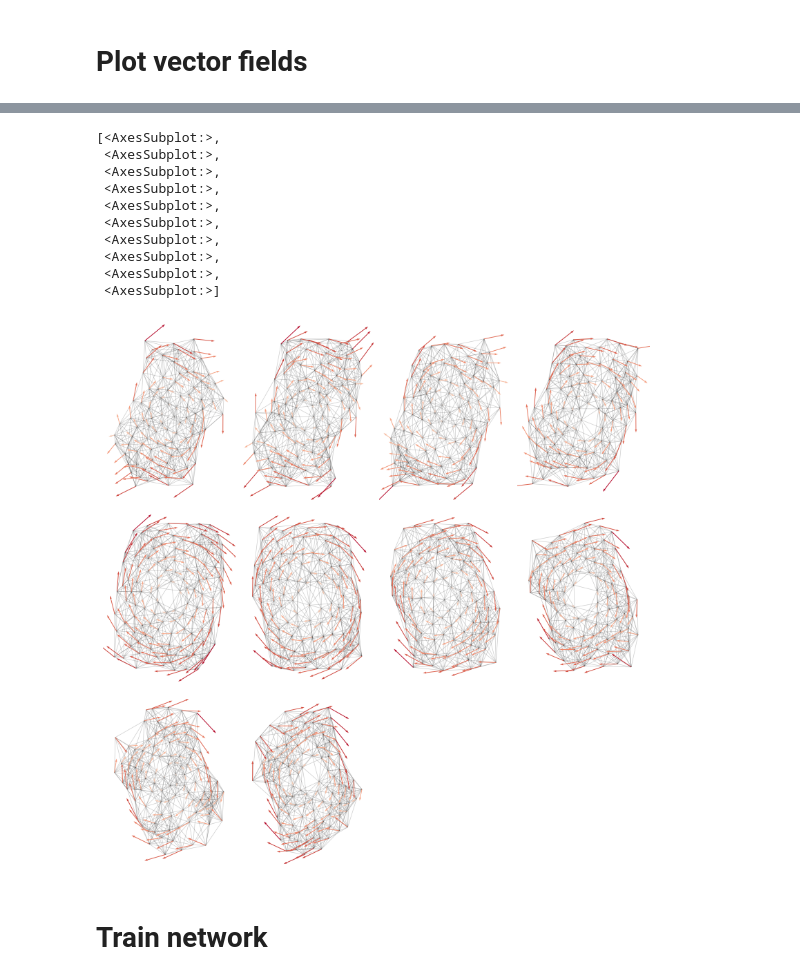
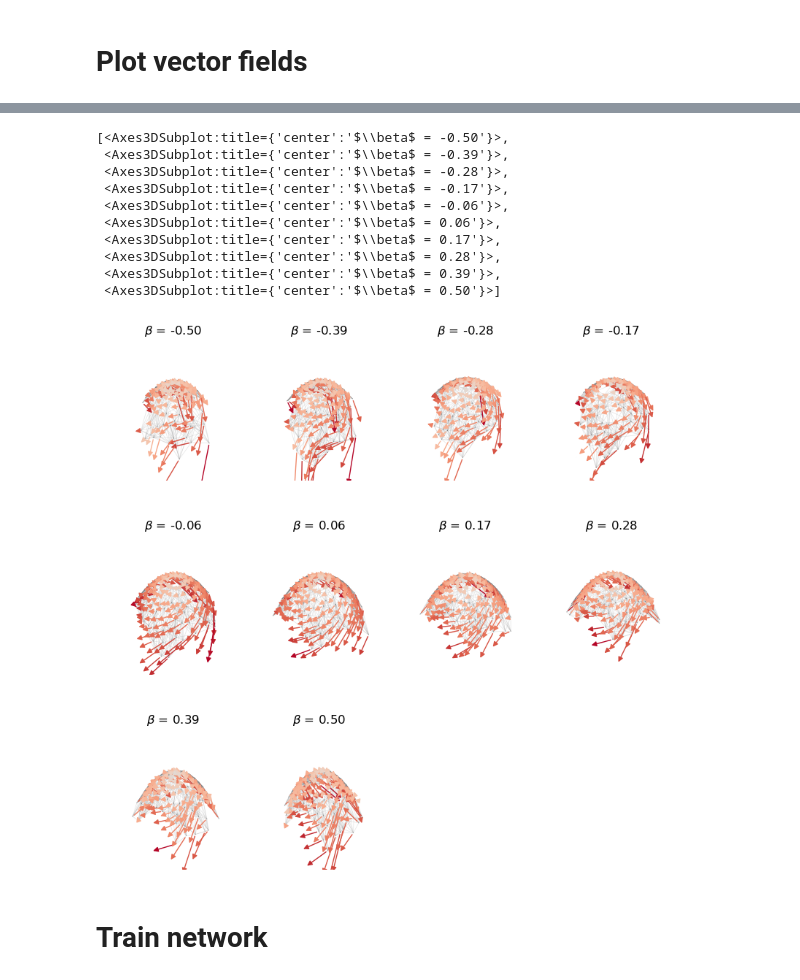
Before and after one commit to agosztolai/MARBLE, a Jupyter notebook: examples/ex_vanderpol.ipynb, the cells around one changed output, grey strips where cells are left out. Saved outputs shown, nothing was run; the diff lists cells and outputs as text; code cells hidden in the pictures.

```diff
--- a/examples/ex_vanderpol.ipynb
+++ b/examples/ex_vanderpol.ipynb
@@ -27,7 +27,7 @@ area = [[-3,-3],[3,3]]
 # %% [markdown]
 # Geneate phase portraits from random initial conditions while varying $\beta_1$
 # %%
-def cone(X, Y, alpha):
+def parabola(X, Y, alpha):
     Z = -(alpha*X)**2 -(alpha*Y)**2
 
     return np.column_stack([X.flatten(), Y.flatten(), Z.flatten()])
@@ -44,16 +44,16 @@ for i, b1 in enumerate(beta1):
     vel.append(np.vstack(v))
 
 #embed on cone
-#alpha = 0.05
-#for i, (p, v) in enumerate(zip(pos, vel)):
-#    end_point = p + v
-#    new_endpoint = cone(end_point[:,0], end_point[:,1], alpha)
-#    pos[i] = cone(p[:,0], p[:,1], alpha)
-#    vel[i] = new_endpoint - pos[i]
+alpha = 0.05
+for i, (p, v) in enumerate(zip(pos, vel)):
+    end_point = p + v
+    new_endpoint = parabola(end_point[:,0], end_point[:,1], alpha)
+    pos[i] = parabola(p[:,0], p[:,1], alpha)
+    vel[i] = new_endpoint - pos[i]
 # %% [markdown]
 # Plot vector fields
 # %%
 k=15
 
-data = utils.construct_dataset(pos, features=vel, graph_type='cknn', k=k, stop_crit=0.05)
+data = utils.construct_dataset(pos, features=vel, graph_type='cknn', k=k, stop_crit=0.04)
 # %% [output]
@@ -64,20 +79,20 @@ Embedding dimension <= 2, so manifold computations are disabled!
 # %%
 titles = [r'$\beta$ = {:0.2f}'.format(b) for b in beta1]
 
-plotting.fields(data, col=4, alpha=0.2, scale=10)
-#plotting.fields(data, col=4, alpha=0.2, width=10, , titles=titles, view=[50,60])
+#plotting.fields(data, col=4, alpha=0.2, scale=10)
+plotting.fields(data, col=4, alpha=0.2, width=10, scale=2, titles=titles, view=[50,60])
 # %% [output]
-[<AxesSubplot:>,
- <AxesSubplot:>,
- <AxesSubplot:>,
- <AxesSubplot:>,
- <AxesSubplot:>,
- <AxesSubplot:>,
- <AxesSubplot:>,
- <AxesSubplot:>,
- <AxesSubplot:>,
- <AxesSubplot:>]
+[<Axes3DSubplot:title={'center':'$\\beta$ = -0.50'}>,
+ <Axes3DSubplot:title={'center':'$\\beta$ = -0.39'}>,
+ <Axes3DSubplot:title={'center':'$\\beta$ = -0.28'}>,
+ <Axes3DSubplot:title={'center':'$\\beta$ = -0.17'}>,
+ <Axes3DSubplot:title={'center':'$\\beta$ = -0.06'}>,
+ <Axes3DSubplot:title={'center':'$\\beta$ = 0.06'}>,
+ <Axes3DSubplot:title={'center':'$\\beta$ = 0.17'}>,
+ <Axes3DSubplot:title={'center':'$\\beta$ = 0.28'}>,
+ <Axes3DSubplot:title={'center':'$\\beta$ = 0.39'}>,
+ <Axes3DSubplot:title={'center':'$\\beta$ = 0.50'}>]
-[figure, old version]
+[figure, new version]
 # %% [markdown]
 # Train network
 # %%
```
Also changed, not shown: parts of 3 cells of this notebook, 4 other files.
